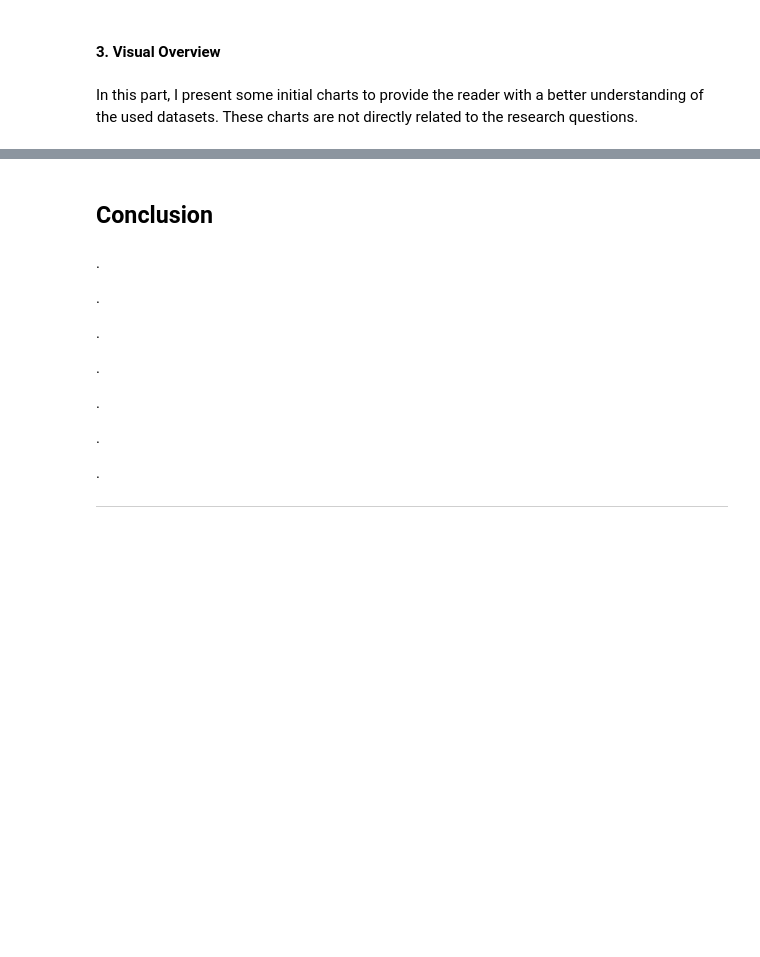
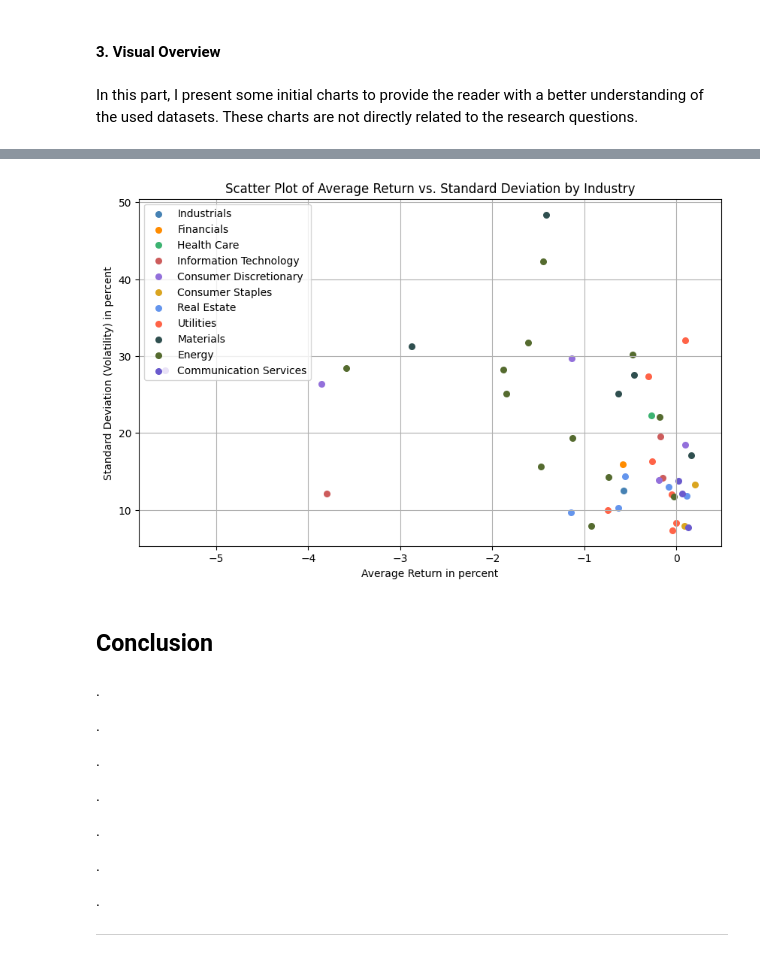
Before and after one commit to radtklau/stock_market, a Jupyter notebook: stock_market.ipynb, the cells around one changed output, grey strips where cells are left out. Drawn from its saved outputs; the diff is of its cells as text; code cells hidden in the pictures; blank space fills up the shorter version.

```diff
--- a/stock_market.ipynb
+++ b/stock_market.ipynb
@@ -139,13 +156,14 @@ for file_name in tqdm(
     os.listdir(dir_path_hist_data)
 ):  # loop through all files with historical stock data
     if file_name.endswith(".csv"):
+
         # preparing dataframe extension
         file_path = os.path.join(dir_path_hist_data, file_name)  # create file path
         hist_data = pd.read_csv(file_path)  # read file with historical data
         symbol = hist_data["Name"][0]  # extract symbol
         closing_prices = hist_data["close"]  # extract closing prices
         avg_return.append(calc_avg_return(closing_prices))  # calc avg return
-        std_dev.append(np.std(closing_prices))  # calc std dev
+        std_dev.append((np.std(closing_prices) / np.mean(closing_prices)) * 100)  # calc std dev in percent
         company_name.append(symbol)  # store company name to merge on this column
 
         # calculating avg daily closing prices
@@ -182,5 +200,3 @@ expansion_df = pd.DataFrame(
 sp500_companies_extended = pd.merge(
     sp500_companies, expansion_df, on="Symbol", how="left"
 )  # merge stocks df with new dataframe to obtain extended df
-print(sp500_companies_extended.shape)
-print(avg_closing_price_industry.shape)
@@ -233,3 +227,39 @@ In this pie chart, we can see the relativ number of occurances of stocks from ea
+# %%
+def scatter_plot_stocks(stocks: pd.DataFrame, color_palatte: dict) -> None: #function to generate scatter plots, based on return and risk data
+    plt.figure(figsize=(10, 6))
+
+    for industry_name, color in color_palatte.items(): # loop over industries and colors
+        stock_data = stocks[stocks["GICS Sector"] == industry_name]
+        avg_return_percent = stock_data["Avg_return"] * 100
+        plt.scatter(
+            avg_return_percent, # return
+            stock_data["Std_dev"], # risk
+            label=industry_name,
+            alpha=1,
+            color=color,  # Use the color directly from industry_colors
+            s=30,
+        ) # create scatter plot
+
+    # plot
+    plt.title("Scatter Plot of Average Return vs. Standard Deviation by Industry")
+    plt.xlabel("Average Return in percent")
+    plt.ylabel("Standard Deviation (Volatility) in percent")
+    plt.legend(loc="upper left")
+    plt.grid(True)
+    plt.show()
+# %%
+# outlier removal for better plotting results
+filtered_sp500_companies_extended = sp500_companies_extended.copy() # copy dataset for outlier removal
+
+# Define conditions for filtering
+condition_avg_return = filtered_sp500_companies_extended["Avg_return"] <= 0.2
+condition_std_dev = filtered_sp500_companies_extended["Std_dev"] <= 100
+
+# Apply the conditions and keep only rows that satisfy both conditions
+filtered_sp500_companies_extended = filtered_sp500_companies_extended[condition_avg_return & condition_std_dev]
+scatter_plot_stocks(filtered_sp500_companies_extended, industry_colors)
+# %% [output]
+[figure, added]
 # %% [markdown]
 ## Conclusion
 # %% [markdown]
```
Also changed, not shown: parts of 12 cells of this notebook.
